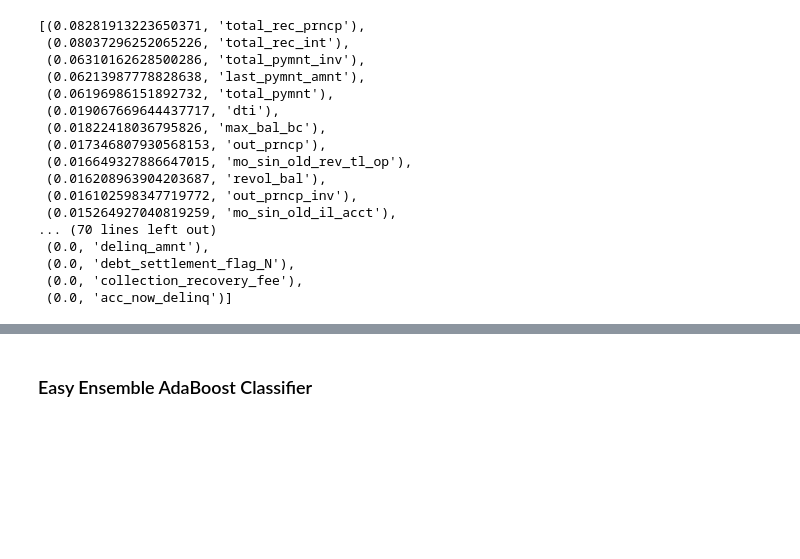
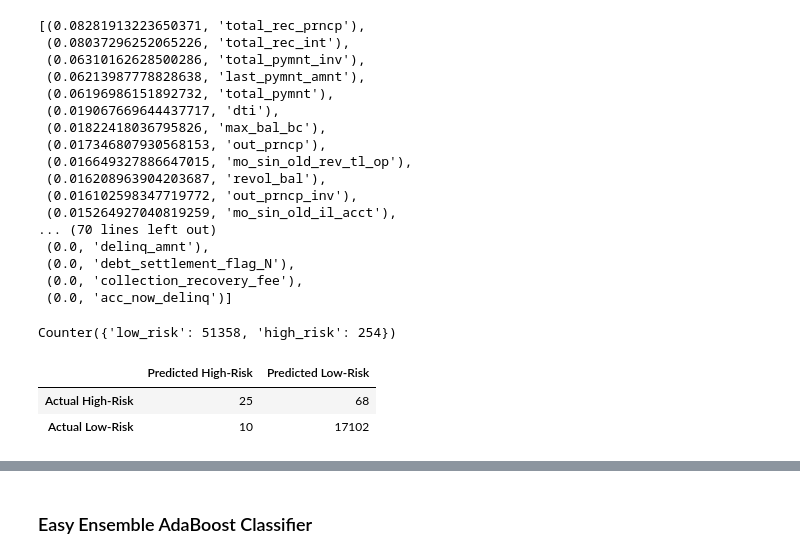
Before and after one commit to GR8505/Credit_Risk, a Jupyter notebook: Starter_Code/credit_risk_ensemble.ipynb, the cells around one changed output, grey strips where cells are left out. Saved outputs shown, nothing was run; the diff lists cells and outputs as text; code cells hidden in the pictures; blank space fills up the shorter version.

Commit message:
Updating Images folder and ensemble classifiers code.

```diff
--- a/Starter_Code/credit_risk_ensemble.ipynb
+++ b/Starter_Code/credit_risk_ensemble.ipynb
@@ -234,0 +245,32 @@ sorted(zip(rf_model.feature_importances_, X.columns), reverse=True)
+# %%
+# Split the X and y into X_train, X_test, y_train, y_test
+from sklearn.model_selection import train_test_split
+
+X_train, x_test, y_train, y_test = train_test_split(X, y, random_state=75)
+Counter(y_train)
+# %% [output]
+Counter({'low_risk': 51358, 'high_risk': 254})
+# %%
+# Performing Steps for Random Forest Classifier
+# Fittting the scaler with the training set and scaling the data
+
+# Creating a StandardScaler instance
+scaler = StandardScaler()
+
+# Fitting the Standard Scaler with the training data
+X_scaler = scaler.fit(X_train)
+
+# Scaling the data
+X_train_scaled = X_scaler.transform(X_train)
+X_test_scaled = X_scaler.transform(x_test)
+# %%
+# Resample the training data with the RandomOversampler
+
+# Creating a random forest classifier
+rf_model = RandomForestClassifier(n_estimators=100, random_state=75)
+
+# Fitting the model
+rf_model = rf_model.fit(X_train_scaled, y_train)
+
+# Making predictions using the testing data
+predictions = rf_model.predict(X_test_scaled)
@@ -234,0 +280,15 @@ sorted(zip(rf_model.feature_importances_, X.columns), reverse=True)
+# %%
+# Display the confusion matrix
+
+# Calculating the confusion matrix
+cm = confusion_matrix(y_test, predictions)
+
+# Create a DataFrame from the confusion matrix
+cm_df = pd.DataFrame(
+    cm, index=["Actual High-Risk", "Actual Low-Risk"], columns=["Predicted High-Risk", "Predicted Low-Risk"])
+
+cm_df
+# %% [output]
+|  | Predicted High-Risk | Predicted Low-Risk |
+| Actual High-Risk | 25 | 68 |
+| Actual Low-Risk | 10 | 17102 |
```
Also changed, not shown: parts of 8 cells of this notebook, 2 other files.
